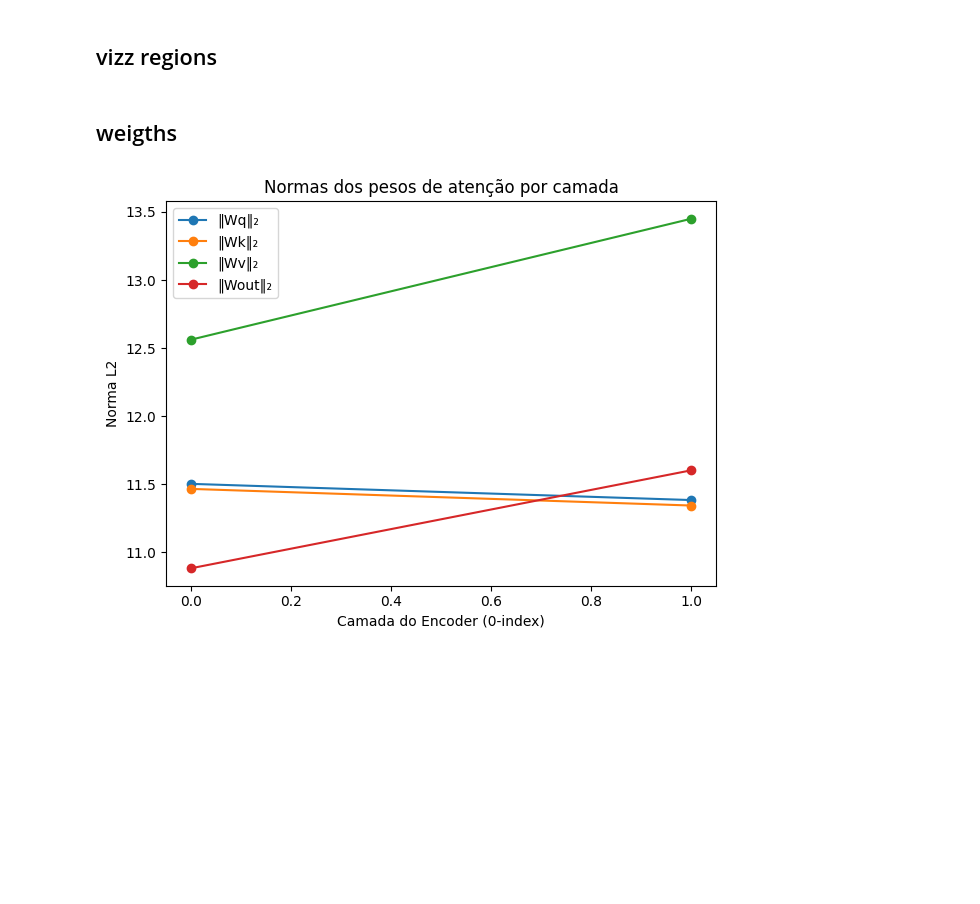
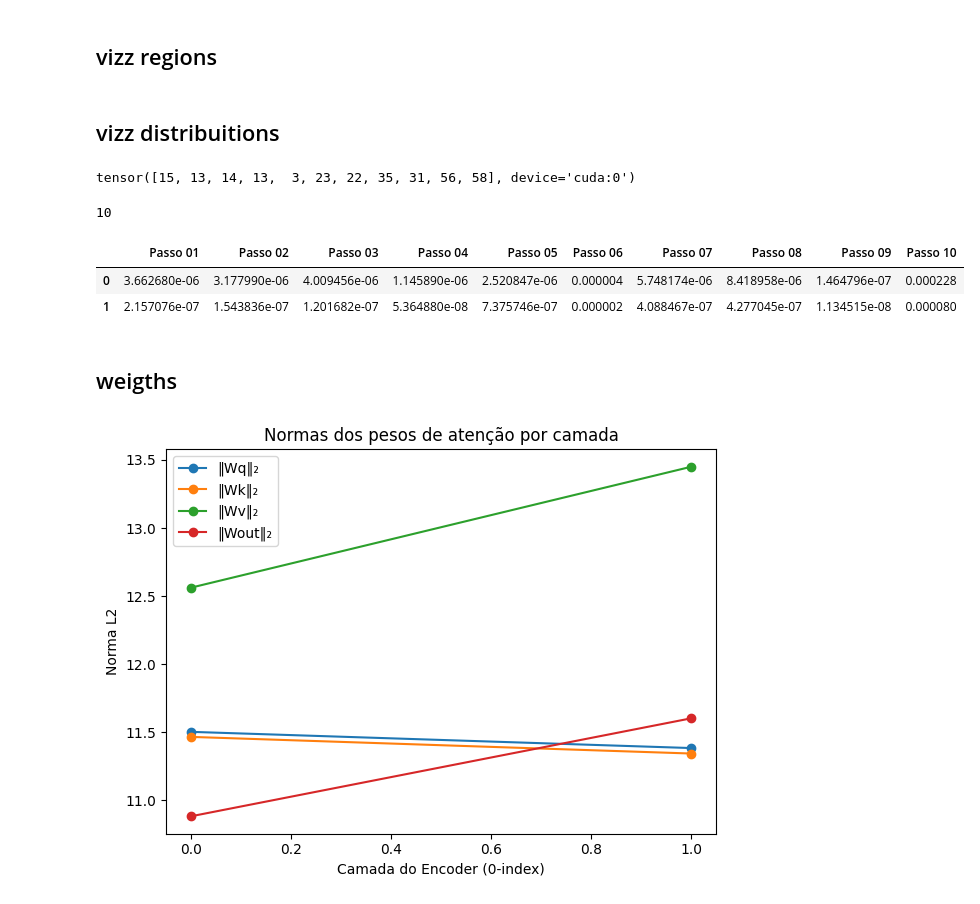
Before and after one commit to mgteus/navitrans, a Jupyter notebook: navitran_vizz_reboot_gpt_squared_25_span.ipynb, the cells around one changed output. Saved outputs shown, nothing was run; the diff lists cells and outputs as text; code cells hidden in the pictures; blank space fills up the shorter version.

```diff
--- a/navitran_vizz_reboot_gpt_squared_25_span.ipynb
+++ b/navitran_vizz_reboot_gpt_squared_25_span.ipynb
@@ -1077,3 +1158,31 @@ def plot_position_states_w_title(
         plt.legend(uniq_handles, uniq_labels, loc="best")
 
     # Não chama plt.show(); quem usa decide salvar/mostrar
+# %% [markdown]
+## vizz distribuitions
+# %%
+tokens, d = model.generate_with_distributions(
+    torch.tensor([15]),
+    max_new_tokens=10,
+    temperature=1.0,
+    top_k=None,
+    return_logits=True,
+    return_raw_logits=True,
+)
+tokens
+# %% [output]
+tensor([15, 13, 14, 13,  3, 23, 22, 35, 31, 56, 58], device='cuda:0')
+# %%
+len(d['probs'])
+# %% [output]
+10
+# %%
+distribs_probs = pd.DataFrame()
+for i in range(len(d['probs'])):
+    distribs_probs[f'Passo {i+1:02d}'] = d['probs'][i, :]
+# %%
+distribs_probs.head(2)
+# %% [output]
+|  | Passo 01 | Passo 02 | Passo 03 | Passo 04 | Passo 05 | Passo 06 | Passo 07 | Passo 08 | Passo 09 | Passo 10 |
+| 0 | 3.662680e-06 | 3.177990e-06 | 4.009456e-06 | 1.145890e-06 | 2.520847e-06 | 0.000004 | 5.748174e-06 | 8.418958e-06 | 1.464796e-07 | 0.000228 |
+| 1 | 2.157076e-07 | 1.543836e-07 | 1.201682e-07 | 5.364880e-08 | 7.375746e-07 | 0.000002 | 4.088467e-07 | 4.277045e-07 | 1.134515e-08 | 0.000080 |
```
Also changed, not shown: parts of 14 cells of this notebook, 1 other file.
